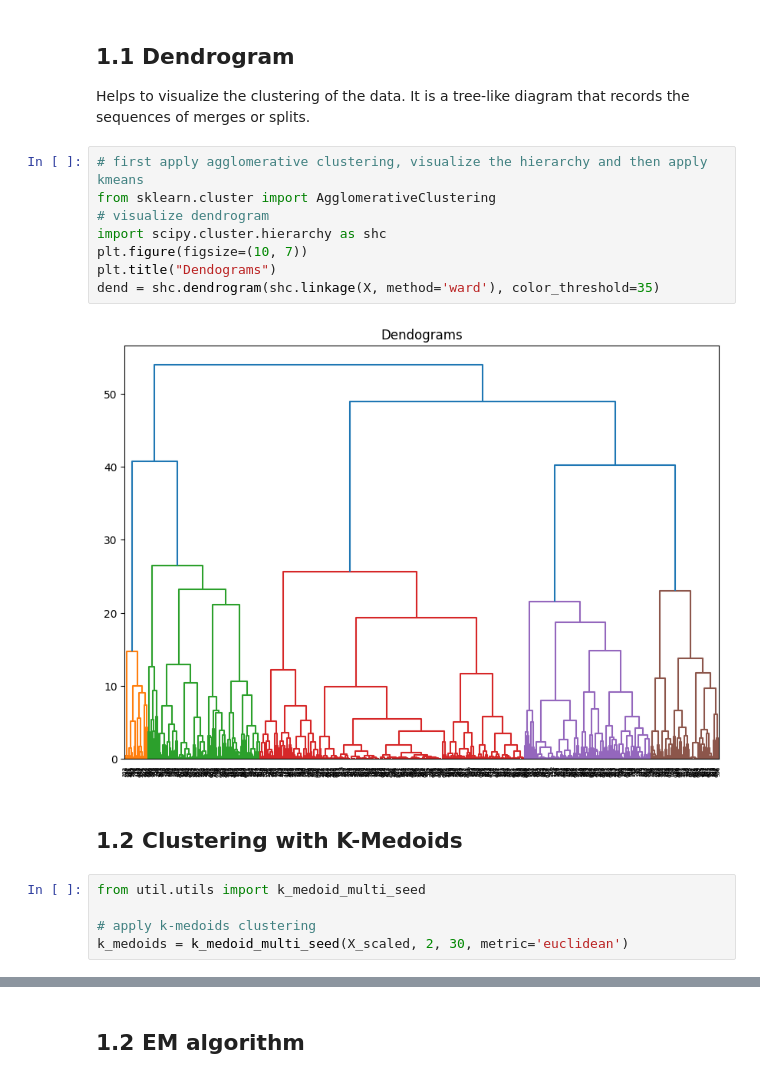
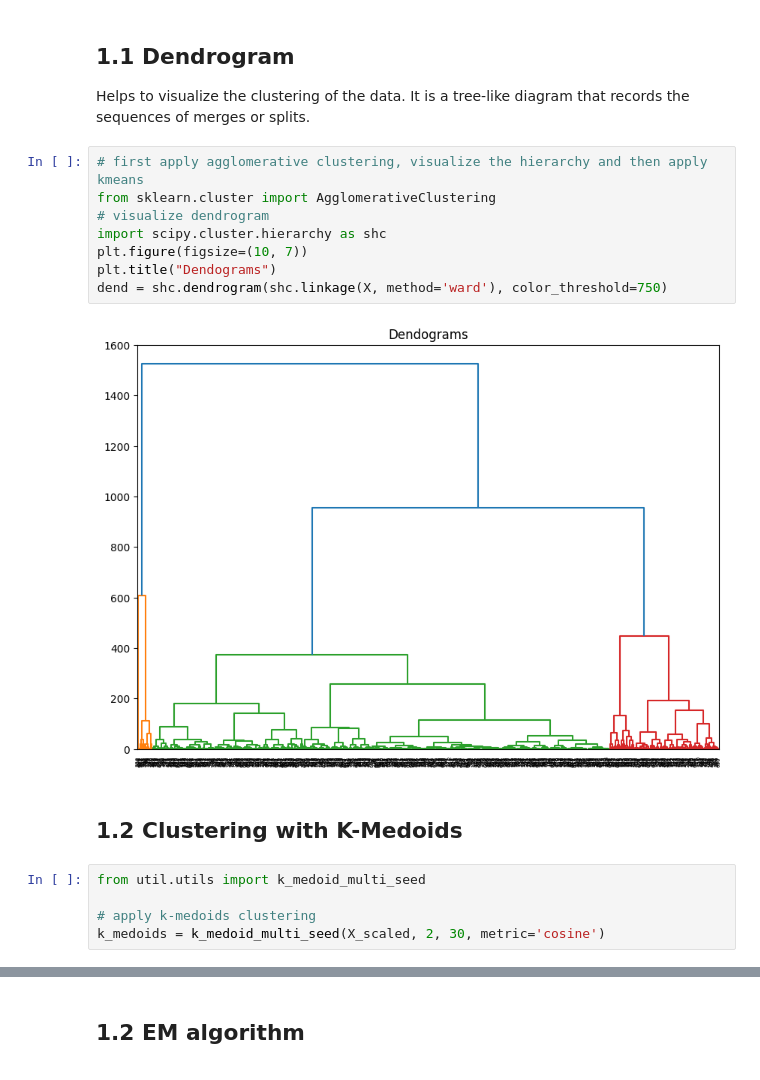
Before and after one commit to RomainFrog/CS7641-A3, a Jupyter notebook: titanic_clustering.ipynb, the cells around one changed output, grey strips where cells are left out. Drawn from its saved outputs; the diff is of its cells as text.

```diff
--- a/titanic_clustering.ipynb
+++ b/titanic_clustering.ipynb
@@ -87,20 +84,20 @@ Helps to visualize the clustering of the data. It is a tree-like diagram that re
 # %%
 # first apply agglomerative clustering, visualize the hierarchy and then apply kmeans
 from sklearn.cluster import AgglomerativeClustering
 # visualize dendrogram
 import scipy.cluster.hierarchy as shc
 plt.figure(figsize=(10, 7))
 plt.title("Dendograms")
-dend = shc.dendrogram(shc.linkage(X, method='ward'), color_threshold=35)
+dend = shc.dendrogram(shc.linkage(X, method='ward'), color_threshold=750)
 # %% [output]
-[figure, old version]
+[figure, new version]
 # %% [markdown]
 ## 1.2 Clustering with K-Medoids
 # %%
 from util.utils import k_medoid_multi_seed
 
 # apply k-medoids clustering
-k_medoids = k_medoid_multi_seed(X_scaled, 2, 30, metric='euclidean')
+k_medoids = k_medoid_multi_seed(X_scaled, 2, 30, metric='cosine')
 # %%
 from util.utils import plot_k_medoid_multi_seed
 
```
Also changed, not shown: parts of 12 cells of this notebook, 4 other files.
